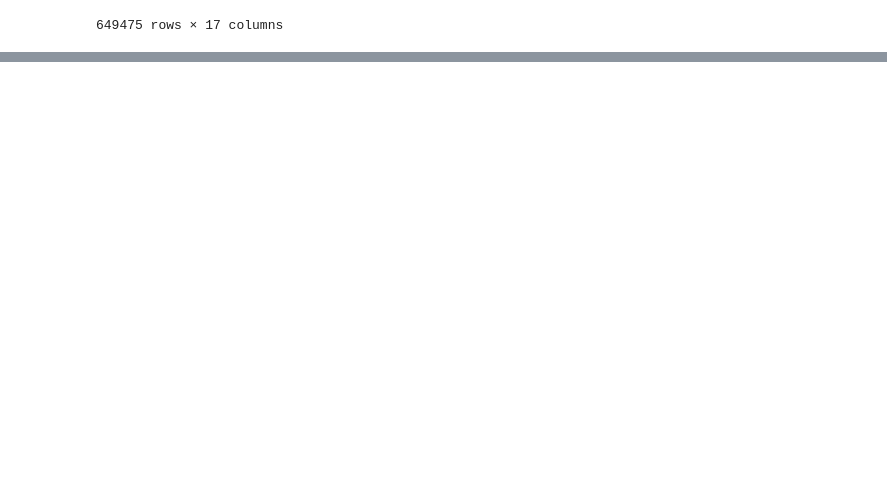
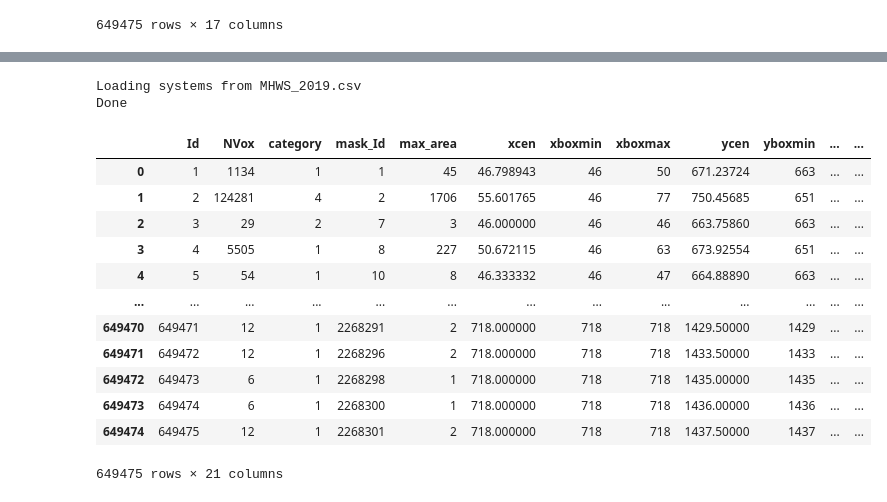
Before and after one commit to profxj/mhw_analysis, a Jupyter notebook: mhw_analysis/chl/mask.ipynb, the cells around one changed output, grey strips where cells are left out. Cells and saved outputs as stored; diff of their text form; code cells hidden in the pictures; blank space fills up the shorter version.

```diff
--- a/mhw_analysis/chl/mask.ipynb
+++ b/mhw_analysis/chl/mask.ipynb
@@ -43,5 +64,33 @@ sf
 | 649474 | 649475 | 12 | 1 | 2268301 | 2 | 718.000000 | 718 | 718 | 1437.50000 | 1437 | 1438 | ... |
 649475 rows × 17 columns
 # %%
-wa=sf.date==2011-0o5-20
+def load_systems(mhw_sys_file, vary=False):
+    """
+    Load up the MHW Systems into a pandas table
+
+    Args:
+        mhw_sys_file:
+        vary (bool, optional):
+            If True, load up the MHW Systems with varying climate threshold
+
+    Returns:
+        pandas.DataFrame:
+
+    """
+
+
+    # Read
+    print("Loading systems from {}".format(mhw_sys_file))
+    mhw_sys = pandas.read_csv(mhw_sys_file)
+    # Add duration
+    mhw_sys['duration'] = pandas.TimedeltaIndex(mhw_sys.zboxmax - mhw_sys.zboxmin + 1, unit='D')
+    # Add datetime (based on zcen!)
+    mhw_sys['datetime'] = [datetime.datetime.strptime(idate, '%Y-%m-%d') for idate in mhw_sys['date'].values]
+    # Add start/end date
+    mhw_sys['startdate'] = mhw_sys.datetime - pandas.TimedeltaIndex(mhw_sys.zcen-mhw_sys.zboxmin, unit='D')
+    mhw_sys['enddate'] = mhw_sys.startdate + mhw_sys.duration
+
+    print("Done")
+    # Return
+    return mhw_sys
 # %%
@@ -61,0 +107,21 @@ Name: date, Length: 649475, dtype: bool
+# %%
+sf1=load_systems('MHWS_2019.csv',vary=True)
+# %% [output]
+Loading systems from MHWS_2019.csv
+Done
+# %%
+sf1
+# %% [output]
+|  | Id | NVox | category | mask_Id | max_area | xcen | xboxmin | xboxmax | ycen | yboxmin | ... | ... |
+| 0 | 1 | 1134 | 1 | 1 | 45 | 46.798943 | 46 | 50 | 671.23724 | 663 | ... | ... |
+| 1 | 2 | 124281 | 4 | 2 | 1706 | 55.601765 | 46 | 77 | 750.45685 | 651 | ... | ... |
+| 2 | 3 | 29 | 2 | 7 | 3 | 46.000000 | 46 | 46 | 663.75860 | 663 | ... | ... |
+| 3 | 4 | 5505 | 1 | 8 | 227 | 50.672115 | 46 | 63 | 673.92554 | 651 | ... | ... |
+| 4 | 5 | 54 | 1 | 10 | 8 | 46.333332 | 46 | 47 | 664.88890 | 663 | ... | ... |
+| ... | ... | ... | ... | ... | ... | ... | ... | ... | ... | ... | ... | ... |
+| 649470 | 649471 | 12 | 1 | 2268291 | 2 | 718.000000 | 718 | 718 | 1429.50000 | 1429 | ... | ... |
+| 649471 | 649472 | 12 | 1 | 2268296 | 2 | 718.000000 | 718 | 718 | 1433.50000 | 1433 | ... | ... |
+| 649472 | 649473 | 6 | 1 | 2268298 | 1 | 718.000000 | 718 | 718 | 1435.00000 | 1435 | ... | ... |
+| 649473 | 649474 | 6 | 1 | 2268300 | 1 | 718.000000 | 718 | 718 | 1436.00000 | 1436 | ... | ... |
+| 649474 | 649475 | 12 | 1 | 2268301 | 2 | 718.000000 | 718 | 718 | 1437.50000 | 1437 | ... | ... |
+649475 rows × 21 columns
```
Also changed, not shown: parts of 12 cells of this notebook.
